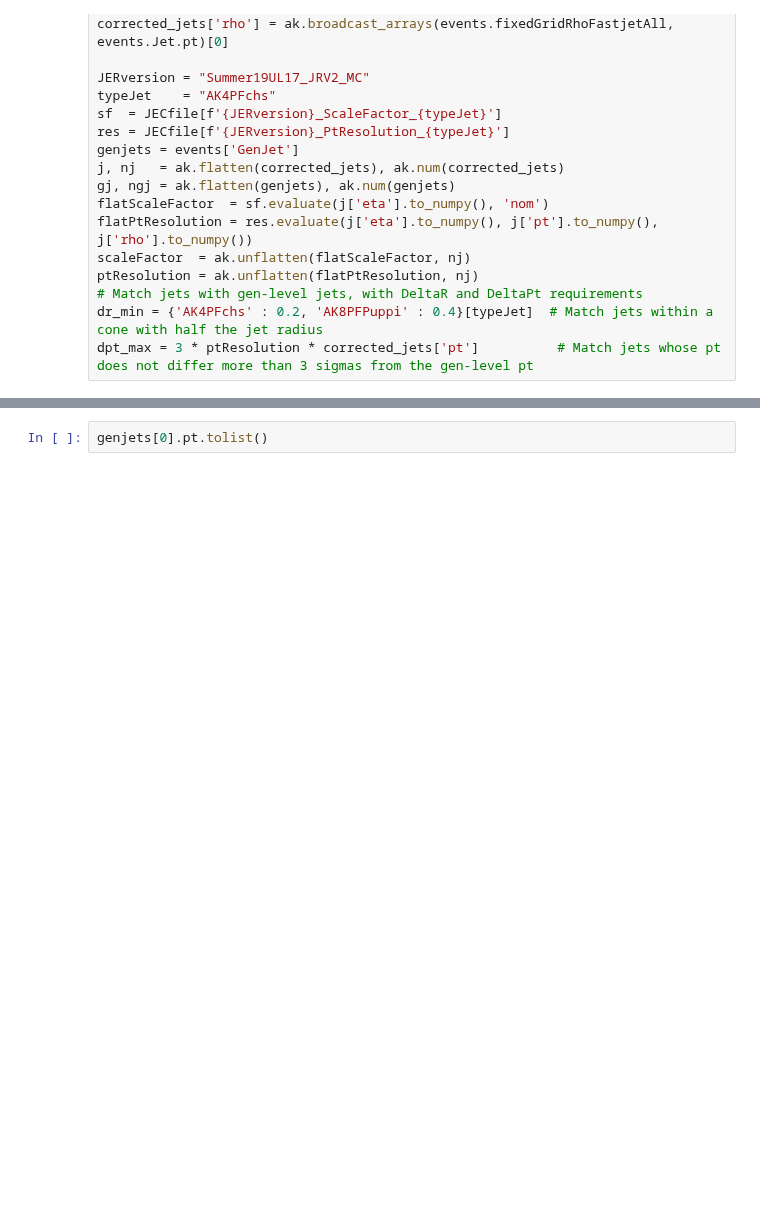
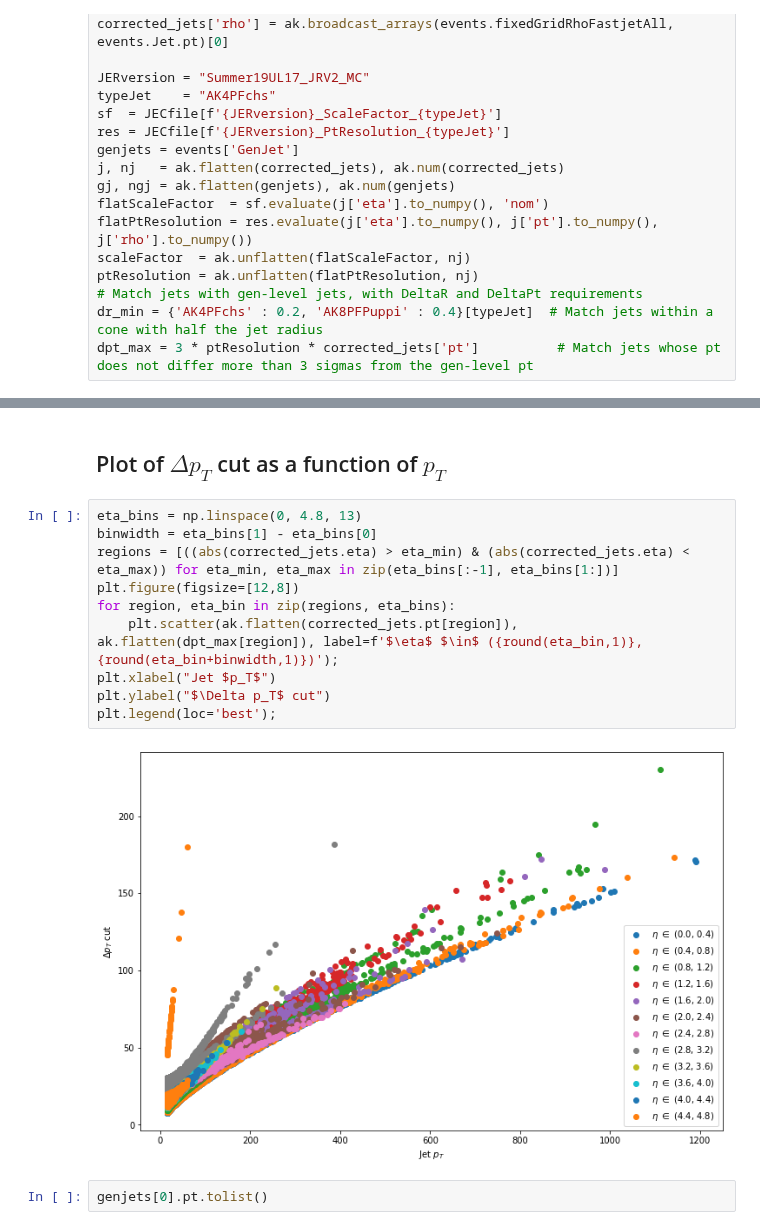
Before and after one commit to PocketCoffea/PocketCoffea, a Jupyter notebook: notebooks/jer_test.ipynb, the cells around one changed output, grey strips where cells are left out. Cells and saved outputs as stored; diff of their text form; blank space fills up the shorter version.

```diff
--- a/notebooks/jer_test.ipynb
+++ b/notebooks/jer_test.ipynb
@@ -169,3 +178,17 @@ corrected_jets[0].pt.tolist()
+# %% [markdown]
+## Plot of $\Delta p_T$ cut as a function of $p_T$
+# %%
+eta_bins = np.linspace(0, 4.8, 13)
+binwidth = eta_bins[1] - eta_bins[0]
+regions = [((abs(corrected_jets.eta) > eta_min) & (abs(corrected_jets.eta) < eta_max)) for eta_min, eta_max in zip(eta_bins[:-1], eta_bins[1:])]
+plt.figure(figsize=[12,8])
+for region, eta_bin in zip(regions, eta_bins):
+    plt.scatter(ak.flatten(corrected_jets.pt[region]), ak.flatten(dpt_max[region]), label=f'$\eta$ $\in$ ({round(eta_bin,1)}, {round(eta_bin+binwidth,1)})');
+plt.xlabel("Jet $p_T$")
+plt.ylabel("$\Delta p_T$ cut")
+plt.legend(loc='best');
+# %% [output]
+[figure, added]
 # %%
 genjets[0].pt.tolist()
 # %% [output]
```
Also changed, not shown: parts of 9 cells of this notebook.
